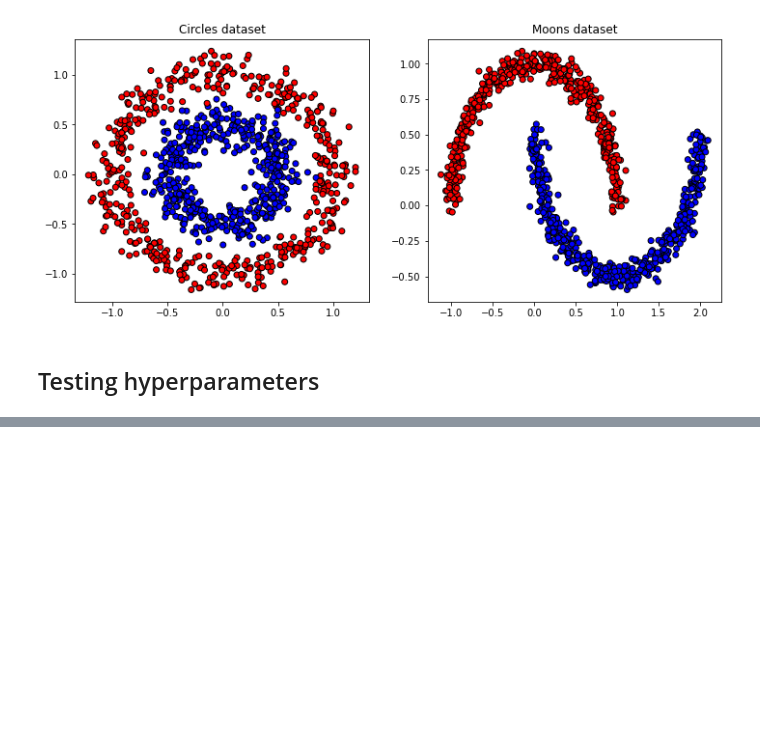
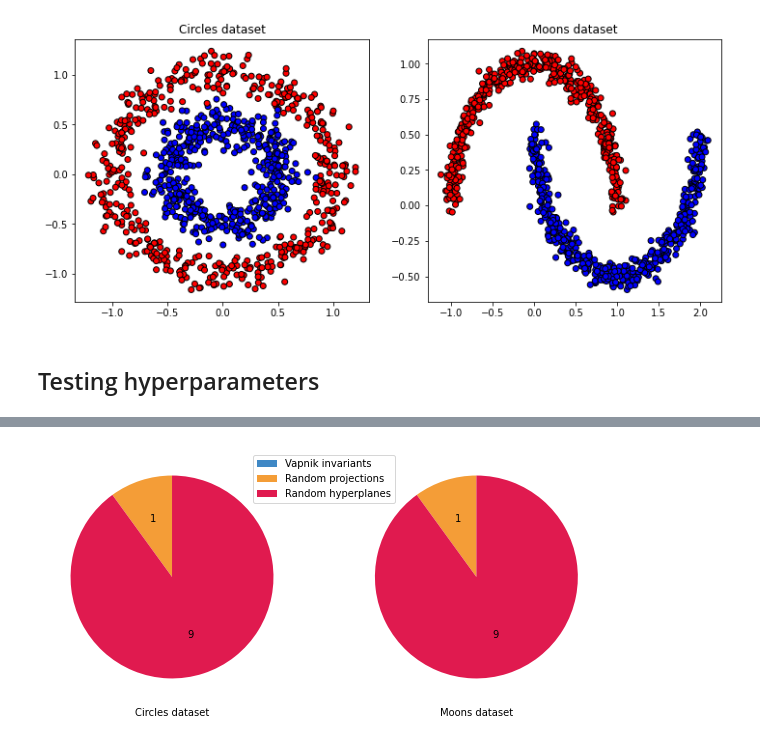
Before and after one commit to Vol0kin/LearningWithInvariants, a Jupyter notebook: experiments/Toy_Data_Experimentation.ipynb, the cells around one changed output, grey strips where cells are left out. Cells and saved outputs as stored; diff of their text form; code cells hidden in the pictures; blank space fills up the shorter version.

```diff
--- a/experiments/Toy_Data_Experimentation.ipynb
+++ b/experiments/Toy_Data_Experimentation.ipynb
@@ -202,0 +300,32 @@ Mean number of times selected with the maximum values:  0.0
+# %%
+first_selected_means = {
+    'Circles': [
+        np.round(np.mean(circles_first_selected[InvariantTypes.VAPNIK])),
+        np.round(np.mean(circles_first_selected[InvariantTypes.PROJECTION])),
+        np.round(np.mean(circles_first_selected[InvariantTypes.HYPERPLANE])),
+    ],
+    'Moons': [
+        np.round(np.mean(moons_first_selected[InvariantTypes.VAPNIK])),
+        np.round(np.mean(moons_first_selected[InvariantTypes.PROJECTION])),
+        np.round(np.mean(moons_first_selected[InvariantTypes.HYPERPLANE])),
+    ],
+}
+
+first_selected_means
+
+fig, (ax1, ax2) = plt.subplots(1, 2, figsize=(10, 5))
+
+autopct_func = lambda p: f'{p * 10 / 100:.0f}' if p > 0 else ''
+
+ax1.pie(first_selected_means['Circles'], colors=category_colors, autopct=autopct_func, startangle=90)
+ax2.pie(first_selected_means['Moons'], colors=category_colors, autopct=autopct_func, startangle=90)
+
+ax1.set_xlabel('Circles dataset')
+ax2.set_xlabel('Moons dataset')
+
+plt.legend(labels=category_names, loc="upper left", bbox_to_anchor=(-0.4, 1))
+
+plt.savefig("mean_first_selected.png")
+plt.show()
+# %% [output]
+[figure, added]
```
Also changed, not shown: parts of 9 cells of this notebook.
